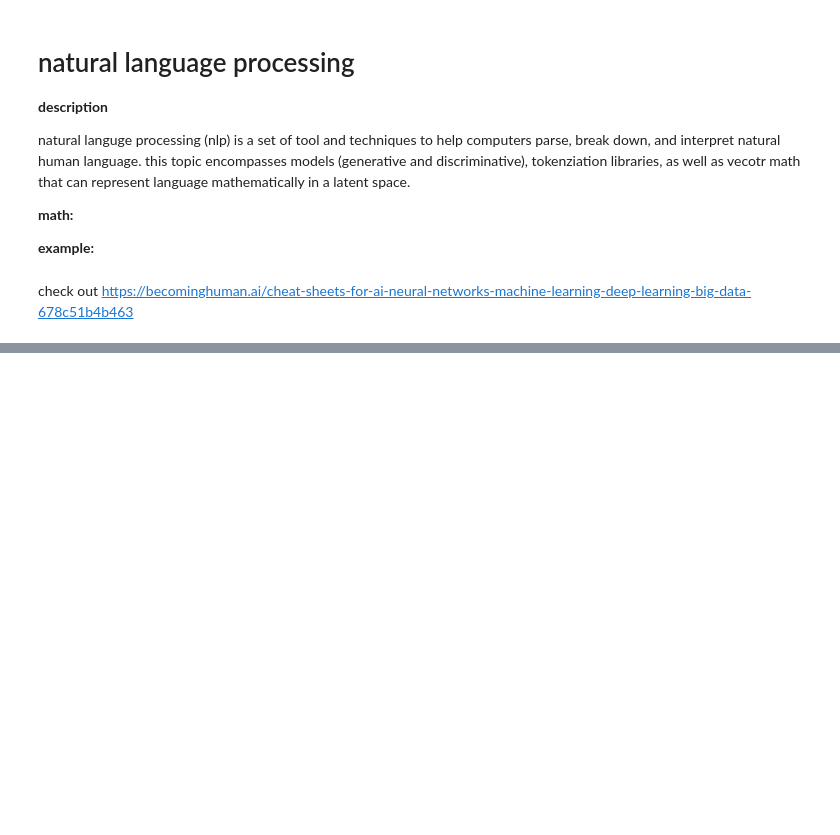
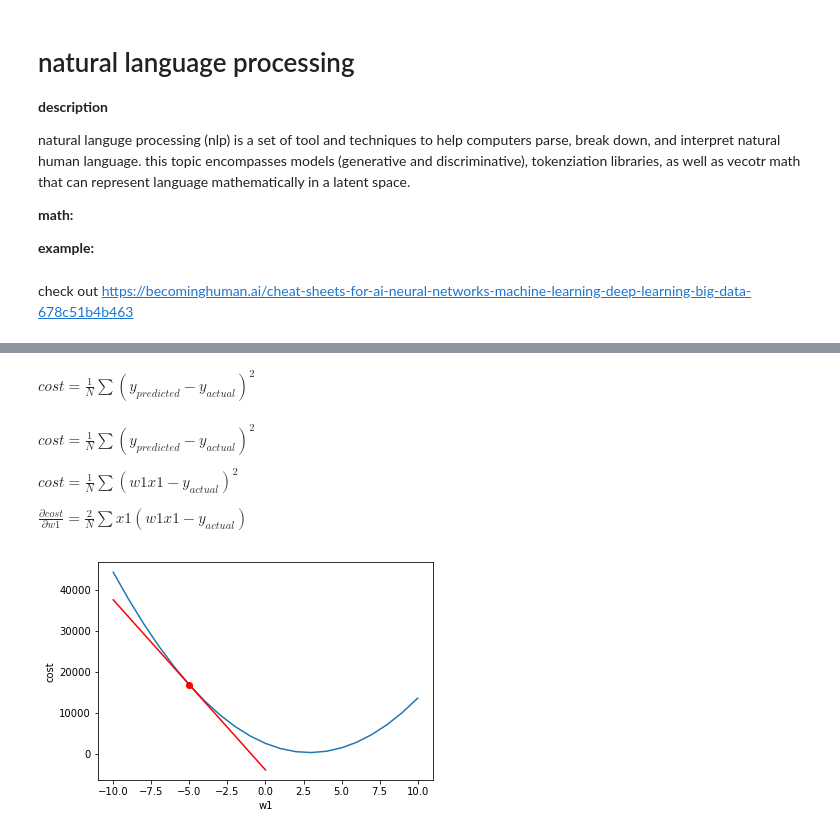
Before and after one commit to yvan/nbsblogs, a Jupyter notebook: data_science_questions/machine_learning.ipynb, the cells around one changed output, grey strips where cells are left out. Cells and saved outputs as stored; diff of their text form; code cells hidden in the pictures; blank space fills up the shorter version.

```diff
--- a/data_science_questions/machine_learning.ipynb
+++ b/data_science_questions/machine_learning.ipynb
@@ -653,0 +686,31 @@ https://becominghuman.ai/cheat-sheets-for-ai-neural-networks-machine-learning-de
+# %% [markdown]
+$cost= \frac{1}{N}\sum{(y_{predicted} - y_{actual})^2}$
+# %% [markdown]
+$cost= \frac{1}{N}\sum{(y_{predicted} - y_{actual})^2}$
+
+$cost= \frac{1}{N}\sum{(w1x1 - y_{actual})^2}$
+
+$\frac{\partial cost}{\partial w1} = \frac{2}{N} \sum{x1(w1x1 - y_{actual})}$
+# %%
+%matplotlib inline
+import matplotlib.pyplot as plt
+
+# calculate the cost at -5
+def f(w1):
+    return np.mean((w1*data['speed'] - data['dist'])**2)
+
+w1 = -5
+h = 0.1
+x_tan = np.linspace(-10, 0, 15)
+gradient = (f(w1+h)-f(w1))/h # derivative
+tan = f(w1)+gradient*(x_tan-w1)  # tangent
+
+# plot the costs
+plt.plot(range(-10,11,1), costs)
+plt.plot(x_tan, tan, color='red')
+plt.plot([-5], [f(-5)], marker='o', color='red')
+plt.xlabel('w1')
+plt.ylabel('cost')
+plt.show()
+# %% [output]
+[figure, added]
```
Also changed, not shown: parts of 12 cells of this notebook, 29 other files.
